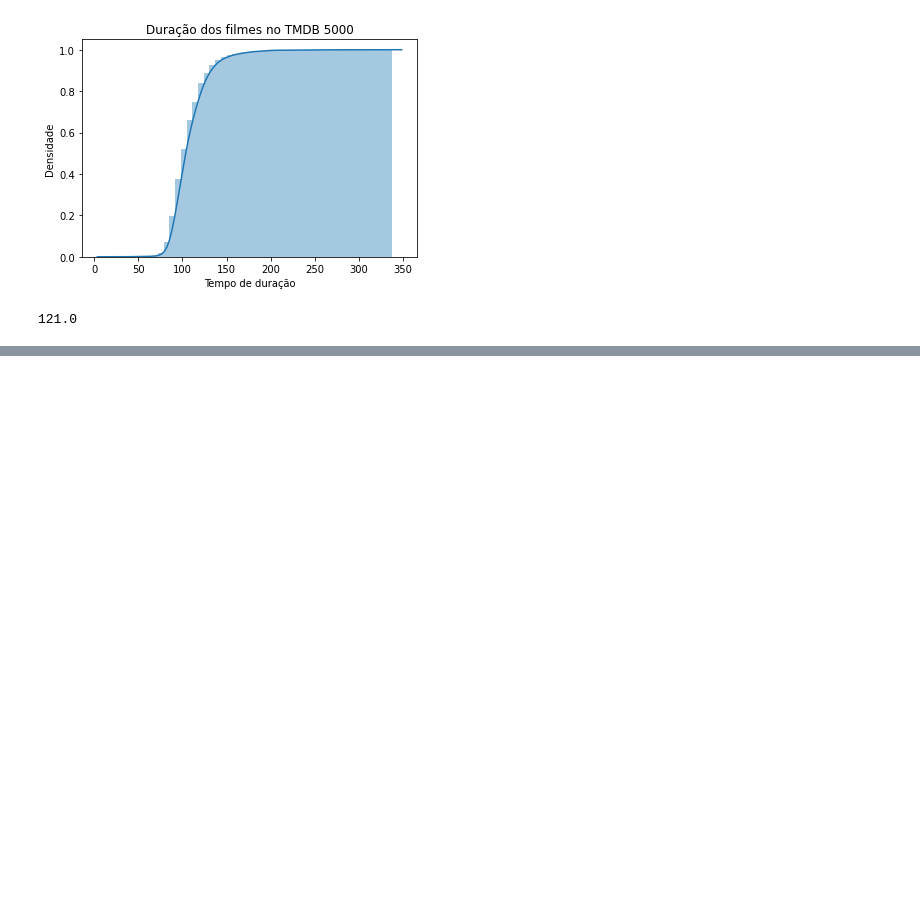
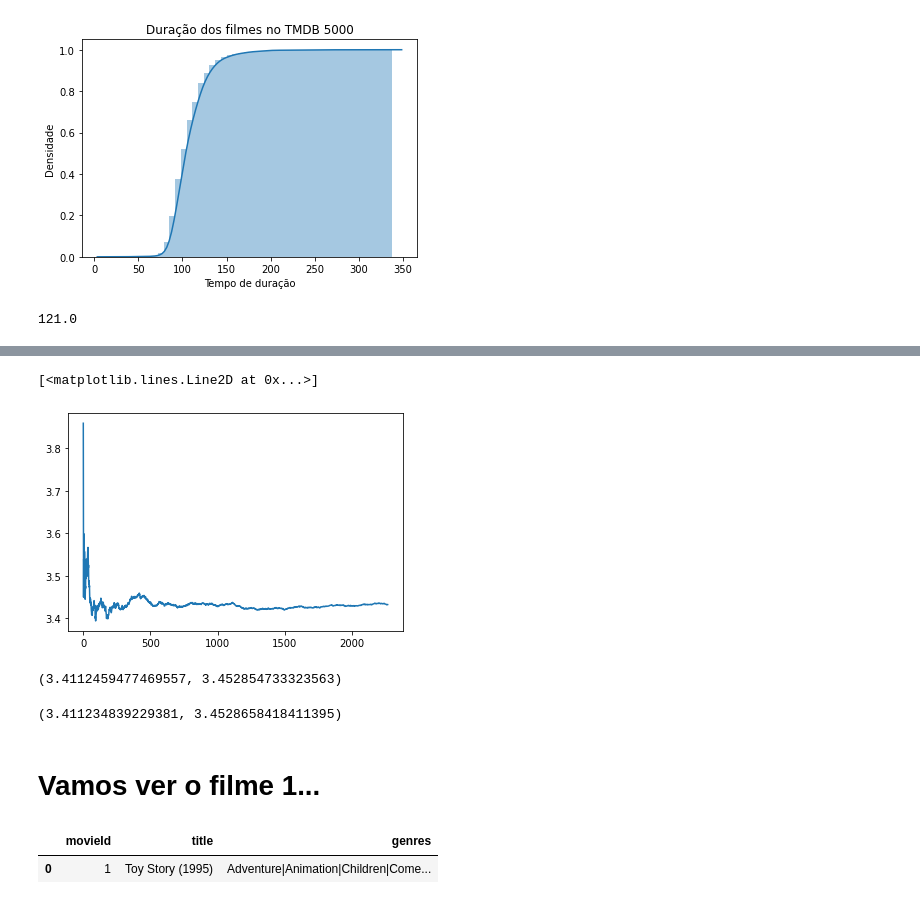
Before and after one commit to DiegoVialle/Data-Science---Introducao-a-testes-estatisticos-com-python, a Jupyter notebook: Data_Science_Introdução_a_Testes.ipynb, the cells around one changed output, grey strips where cells are left out. Saved outputs shown, nothing was run; the diff lists cells and outputs as text; code cells hidden in the pictures; blank space fills up the shorter version.

```diff
--- a/Data_Science_Introdução_a_Testes.ipynb
+++ b/Data_Science_Introdução_a_Testes.ipynb
@@ -230,0 +255,36 @@ tmdb.query("runtime>0").runtime.dropna().quantile(q=0.8)
+# %%
+import matplotlib.pyplot as plt
+import numpy as np
+
+np.random.seed(75243)
+temp = nota_media_dos_filmes_com_pelo_menos_10_votos.sample(frac=1)
+
+medias = list()
+medias = [temp[0:i].mean() for i in range(1, len(temp))]
+
+plt.plot(medias)
+# %% [output]
+[<matplotlib.lines.Line2D at 0x...>]
+[figure, added]
+# %%
+from statsmodels.stats.weightstats import zconfint
+
+zconfint(nota_media_dos_filmes_com_pelo_menos_10_votos)
+# %% [output]
+(3.4112459477469557, 3.452854733323563)
+# %%
+from statsmodels.stats.weightstats import DescrStatsW
+
+descr_todos_com_10_votos = DescrStatsW(nota_media_dos_filmes_com_pelo_menos_10_votos)
+
+descr_todos_com_10_votos.tconfint_mean()
+# %% [output]
+(3.411234839229381, 3.4528658418411395)
+# %% [markdown]
+# Vamos ver o filme 1...
+# %%
+filmes = pd.read_csv("movies.csv")
+filmes.query("movieId==1")
+# %% [output]
+|  | movieId | title | genres |
+| 0 | 1 | Toy Story (1995) | Adventure|Animation|Children|Come... |
```
Also changed, not shown: parts of 12 cells of this notebook.
